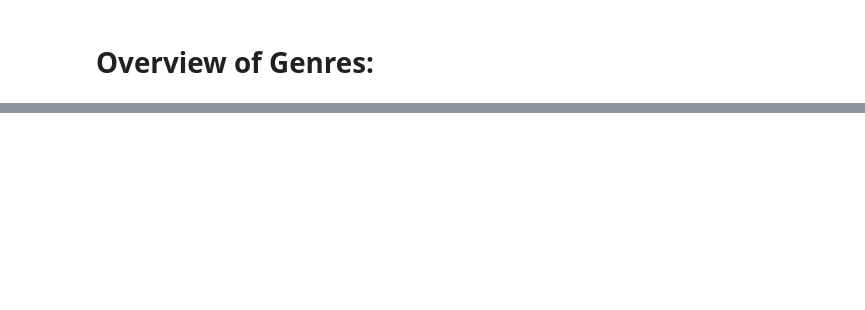
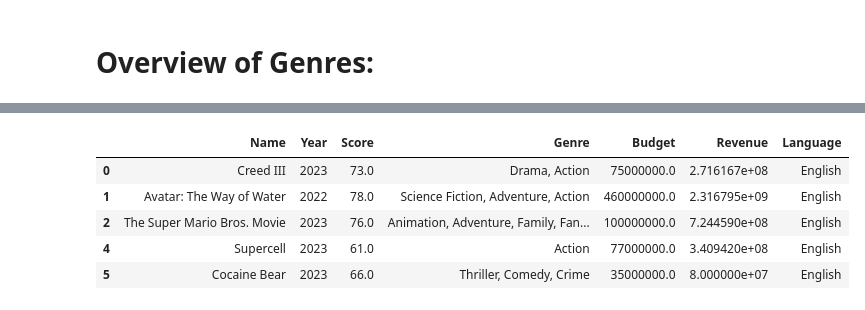
Before and after one commit to hatkiet/Project-1-Red-Team, a Jupyter notebook: Visual_1.ipynb, the cells around one changed output, grey strips where cells are left out. Cells and saved outputs as stored; diff of their text form; code cells hidden in the pictures; blank space fills up the shorter version.

```diff
--- a/Visual_1.ipynb
+++ b/Visual_1.ipynb
@@ -27,8 +27,8 @@ movie_df.head()
 # %%
 # movie_df["orig_lang"] = movie_df["orig_lang"].str.lstrip().str.rstrip()
 movie_df["orig_lang"] = movie_df["orig_lang"].str.strip()
-df_cleaned = movie_df[(movie_df["revenue"] > 0) & (movie_df["orig_lang"] == "English")]
-df_cleaned.head(5)
+filtered_movies_df = movie_df[(movie_df["revenue"] > 0) & (movie_df["orig_lang"] == "English")]
+filtered_movies_df.head(5)
 # %% [output]
 |  | names | date_x | score | genre | budget_x | revenue | orig_lang |
 | 0 | Creed III | 03/02/2023 | 73.0 | Drama, Action | 75000000.0 | 2.716167e+08 | English |
@@ -50,0 +57,19 @@ date_range_df.head()
+# %%
+# Convert 'Year' column to datetime format
+filtered_movies_df.loc[:,"date_x"]=pd.to_datetime(filtered_movies_df["date_x"], errors='coerce').dt.year.astype(int)
+filtered_movies_df = filtered_movies_df.rename(columns={"date_x":"Year",
+                                                        "budget_x":"Budget",
+                                                        "names":"Name",
+                                                        "score":"Score",
+                                                        "genre":"Genre",
+                                                        "revenue":"Revenue",
+                                                        "orig_lang":"Language"
+                                                       })
+filtered_movies_df.head()
+# %% [output]
+|  | Name | Year | Score | Genre | Budget | Revenue | Language |
+| 0 | Creed III | 2023 | 73.0 | Drama, Action | 75000000.0 | 2.716167e+08 | English |
+| 1 | Avatar: The Way of Water | 2022 | 78.0 | Science Fiction, Adventure, Action | 460000000.0 | 2.316795e+09 | English |
+| 2 | The Super Mario Bros. Movie | 2023 | 76.0 | Animation, Adventure, Family, Fan... | 100000000.0 | 7.244590e+08 | English |
+| 4 | Supercell | 2023 | 61.0 | Action | 77000000.0 | 3.409420e+08 | English |
+| 5 | Cocaine Bear | 2023 | 66.0 | Thriller, Comedy, Crime | 35000000.0 | 8.000000e+07 | English |
```
Also changed, not shown: parts of 17 cells of this notebook.
